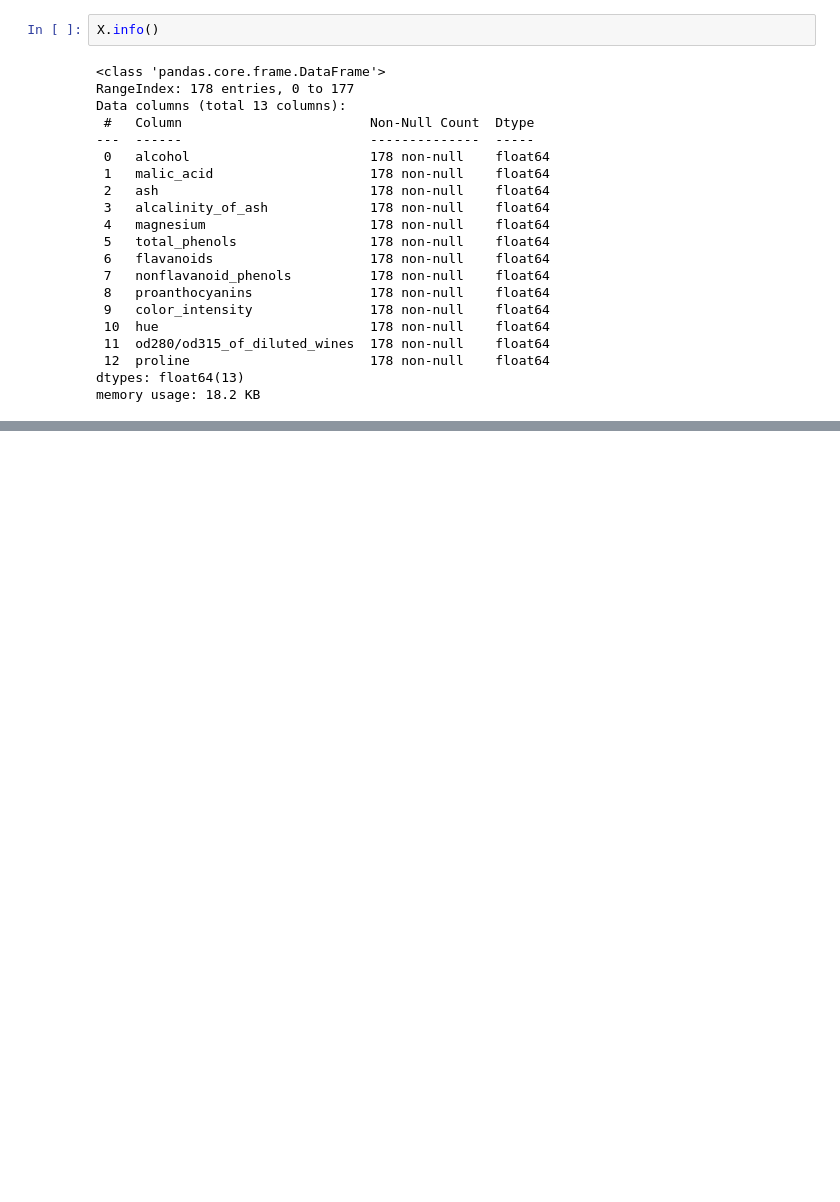
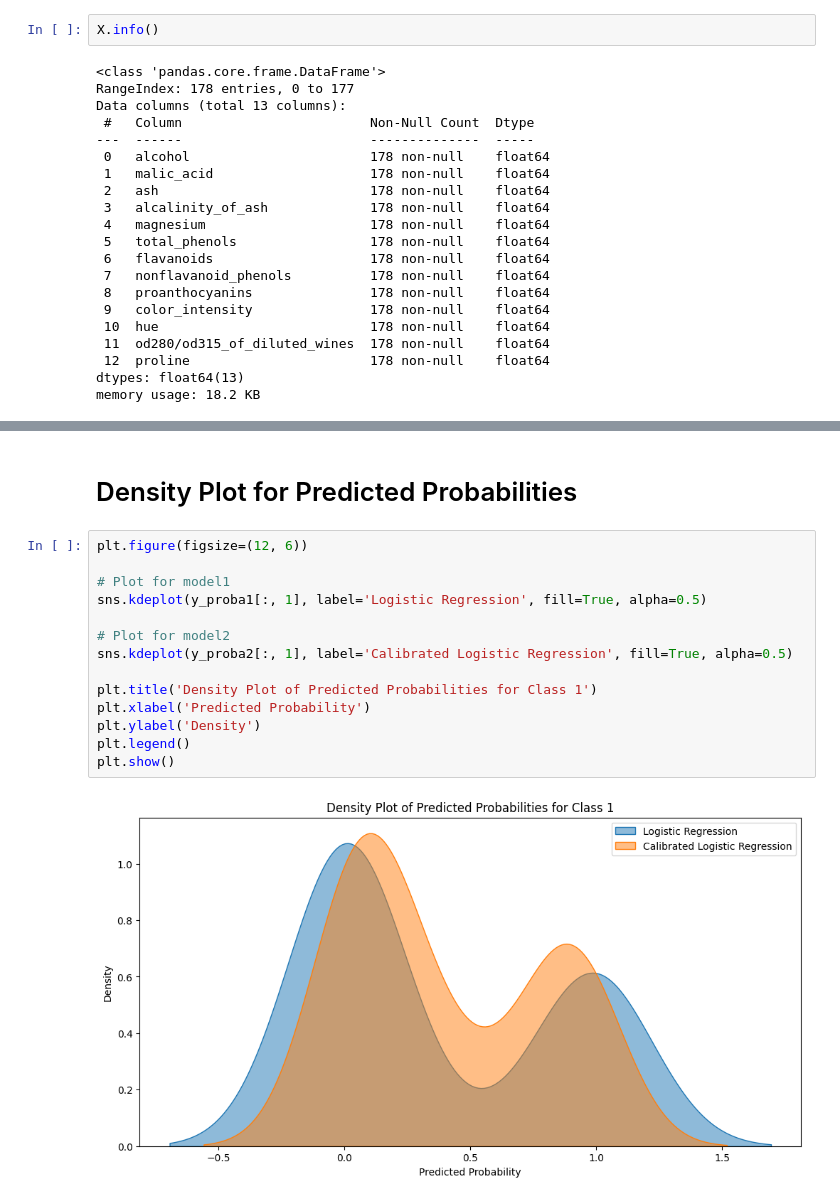
Before and after one commit to dpons222/ML-AI-Self-Learning, a Jupyter notebook: practice_notebook.ipynb, the cells around one changed output, grey strips where cells are left out. Saved outputs shown, nothing was run; the diff lists cells and outputs as text; blank space fills up the shorter version.

```diff
--- a/practice_notebook.ipynb
+++ b/practice_notebook.ipynb
@@ -79,0 +172,18 @@ memory usage: 18.2 KB
+# %% [markdown]
+# Density Plot for Predicted Probabilities
+# %%
+plt.figure(figsize=(12, 6))
+
+# Plot for model1
+sns.kdeplot(y_proba1[:, 1], label='Logistic Regression', fill=True, alpha=0.5)
+
+# Plot for model2
+sns.kdeplot(y_proba2[:, 1], label='Calibrated Logistic Regression', fill=True, alpha=0.5)
+
+plt.title('Density Plot of Predicted Probabilities for Class 1')
+plt.xlabel('Predicted Probability')
+plt.ylabel('Density')
+plt.legend()
+plt.show()
+# %% [output]
+[figure, added]
```
Also changed, not shown: parts of 12 cells of this notebook.
